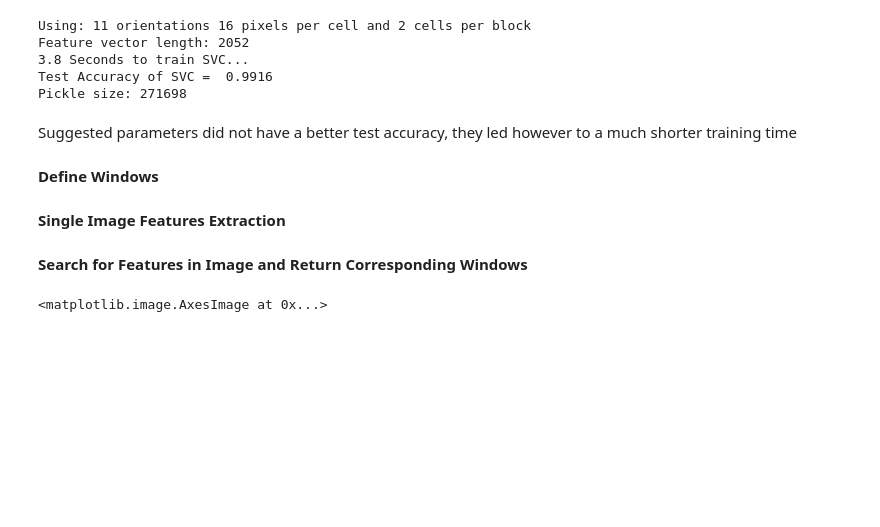
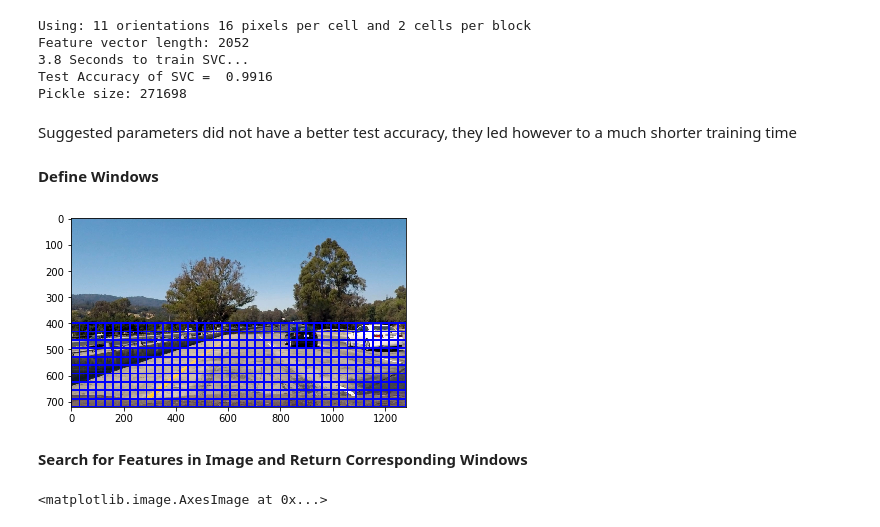
Before and after one commit to atolmid/CarND-Vehicle-Detection, a Jupyter notebook: Vehicle_detection.ipynb, the cells around one changed output. Saved outputs shown, nothing was run; the diff lists cells and outputs as text; code cells hidden in the pictures; blank space fills up the shorter version.

```diff
--- a/Vehicle_detection.ipynb
+++ b/Vehicle_detection.ipynb
@@ -531,14 +531,15 @@ def slide_window(img, x_start_stop=[None, None], y_start_stop=[None, None],
     # Compute the span of the region to be searched
     xspan = x_start_stop[1] - x_start_stop[0]
     yspan = y_start_stop[1] - y_start_stop[0]
+
     # Compute the number of pixels per step in x/y
     nx_pix_per_step = np.int(xy_window[0]*(1 - xy_overlap[0]))
     ny_pix_per_step = np.int(xy_window[1]*(1 - xy_overlap[1]))
     # Compute the number of windows in x/y
     nx_buffer = np.int(xy_window[0]*(xy_overlap[0]))
     ny_buffer = np.int(xy_window[1]*(xy_overlap[1]))
-    nx_windows = np.int((xspan-nx_buffer)/nx_pix_per_step)
-    ny_windows = np.int((yspan-ny_buffer)/ny_pix_per_step)
+    nx_windows = np.int(((xspan-nx_buffer)//nx_pix_per_step)+1)
+    ny_windows = np.int(((yspan-ny_buffer)/ny_pix_per_step)+1)
     # Initialize a list to append window positions to
     window_list = []
     # Loop through finding x and y window positions
@@ -557,5 +558,3 @@ def slide_window(img, x_start_stop=[None, None], y_start_stop=[None, None],
             window_list.append(((startx, starty), (endx, endy)))
     # Return the list of windows
     return window_list
-# %% [markdown]
-**Single Image Features Extraction**
@@ -611,2 +561,13 @@ def single_img_features(img, color_space='RGB', spatial_size=(32, 32),
+# %%
+path = "./test_images/test1.jpg"
+image = image = mpimg.imread(path)
+windows = slide_window(image, x_start_stop=[None, None], y_start_stop=[400, None],
+                    xy_window=(64, 64), xy_overlap=(0.5, 0.5))
+result = draw_boxes(image, windows)
+
+plt.imshow(result)
+plt.show()
+# %% [output]
+[figure, added]
 # %% [markdown]
 **Search for Features in Image and Return Corresponding Windows**
```
Also changed, not shown: parts of 2 cells of this notebook.
